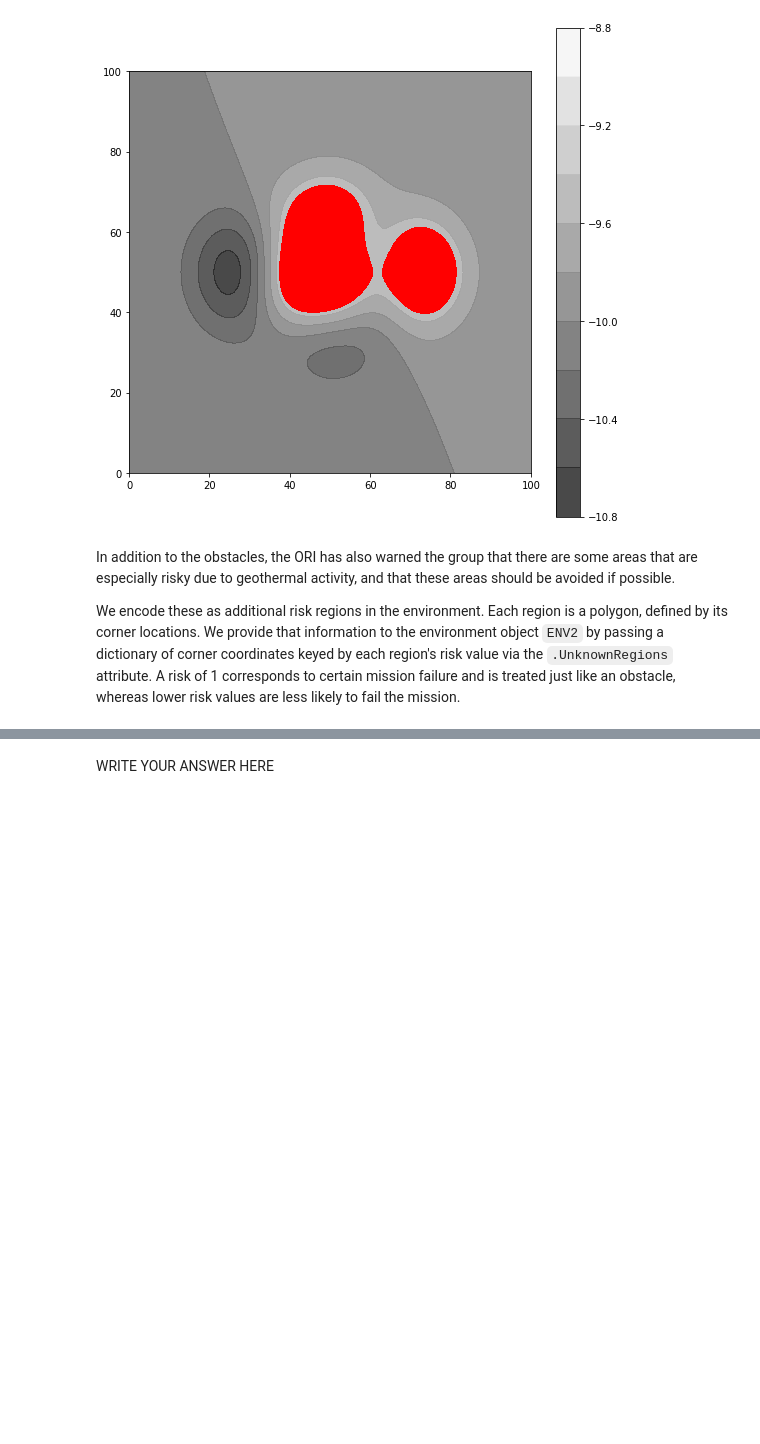
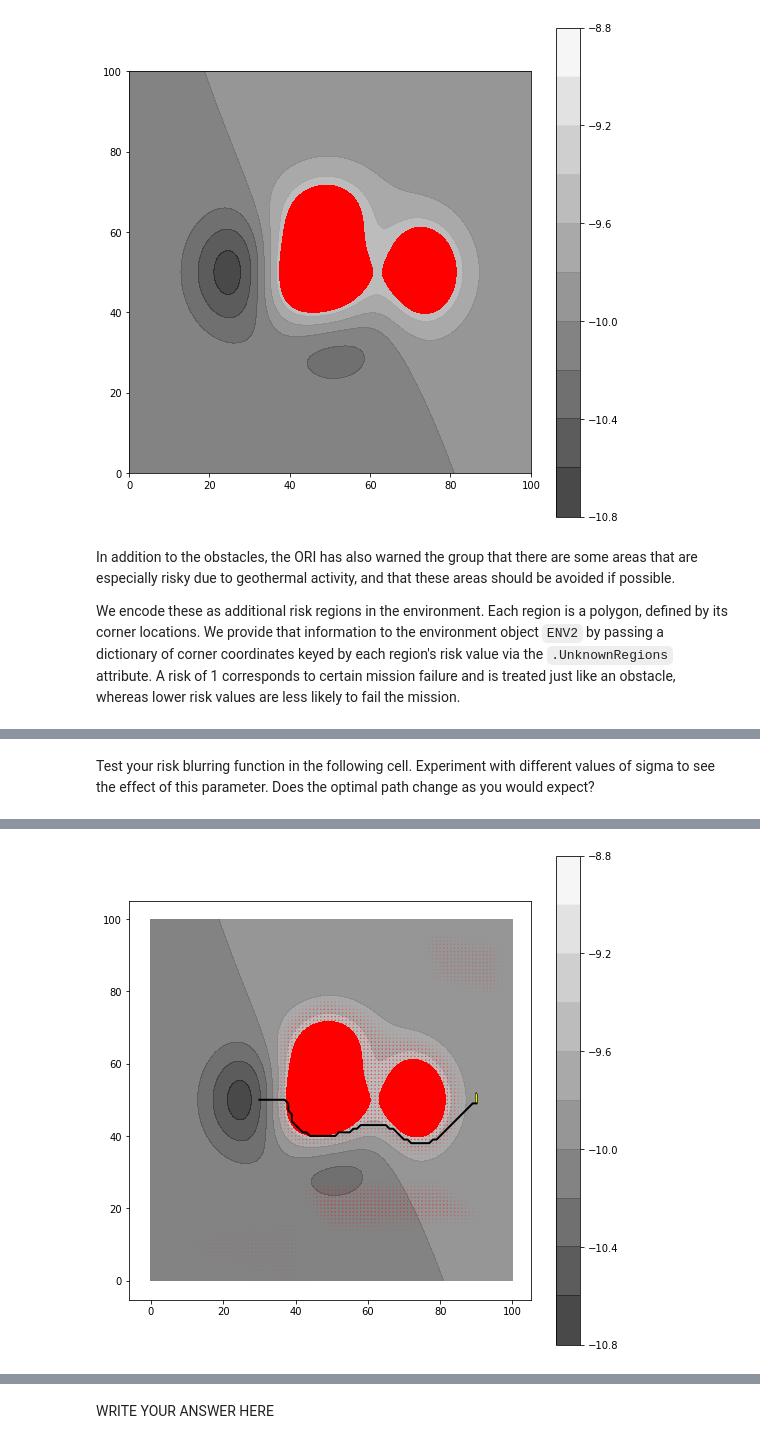
Before and after one commit to michaelkapteyn/AUVpathplanning, a Jupyter notebook: Tutorial.ipynb, the cells around one changed output, grey strips where cells are left out. Saved outputs shown, nothing was run; the diff lists cells and outputs as text; code cells hidden in the pictures; blank space fills up the shorter version.

```diff
--- a/Tutorial.ipynb
+++ b/Tutorial.ipynb
@@ -319,0 +234,36 @@ What might be advantages of applying an any-angle algorithm (such as Theta\*) to
+# %%
+def blurRiskField(RiskField, sigma):
+    """
+    > r is a 2D array of values r_ij = r(x_j, y_i) (could be risk, current, etc.)
+    > sigma is the Gaussian std.dev. in meters (in the field)
+    > dx, dy are grid spacing in meters (used to scale sigma)
+    """
+    G = scipy.ndimage.gaussian_filter(RiskField, sigma, mode='reflect', cval=0.0, truncate=4.0)
+    return G
+# %% [markdown]
+Test your risk blurring function in the following cell. Experiment with different values of sigma to see the effect of this parameter. Does the optimal path change as you would expect?
+# %%
+ENV2 = ENVIRONMENT(UEXP, ReefFunction=None)
+
+ENV2.UnknownRegions = { \
+                       0.8: [(50, 15), (43, 25), (80, 25), (88, 19), (90,18)], \
+                       0.4: [(80, 84), (95, 80), (95, 92), (76, 95)], \
+                       0.1: [(11, 8), (40, 0), (40, 17), (11, 11)] \
+                       }
+ENV2.RiskField = ENV2.GenerateRiskField()
+
+sigma = 1.5
+ENV2.RiskField = blurRiskField(ENV2.RiskField, sigma)
+# define our visualization output & create it
+VIS2 = VISUALIZATION(AUV1,ENV2)
+VIS2.ShowReef()
+VIS2.ShowObstacles(-9.5)
+VIS2.ShowRisk()
+
+AUV1.origin = (30, 50, -9.5)
+AUV1.goal = (90, 50,-9.5)
+
+AUV1.PlanPath(alg = "A*", cost = costwithrisk, heuristic = heuristicwithrisk, env = ENV2, vis=None,  alpha=1)
+VIS2.video = VIS2.Explore()
+HTML(VIS2.video.to_html5_video())
+# %% [output]
@@ -319,0 +271 @@ What might be advantages of applying an any-angle algorithm (such as Theta\*) to
+[figure, added]
```
Also changed, not shown: parts of 59 cells of this notebook, 5 other files.
